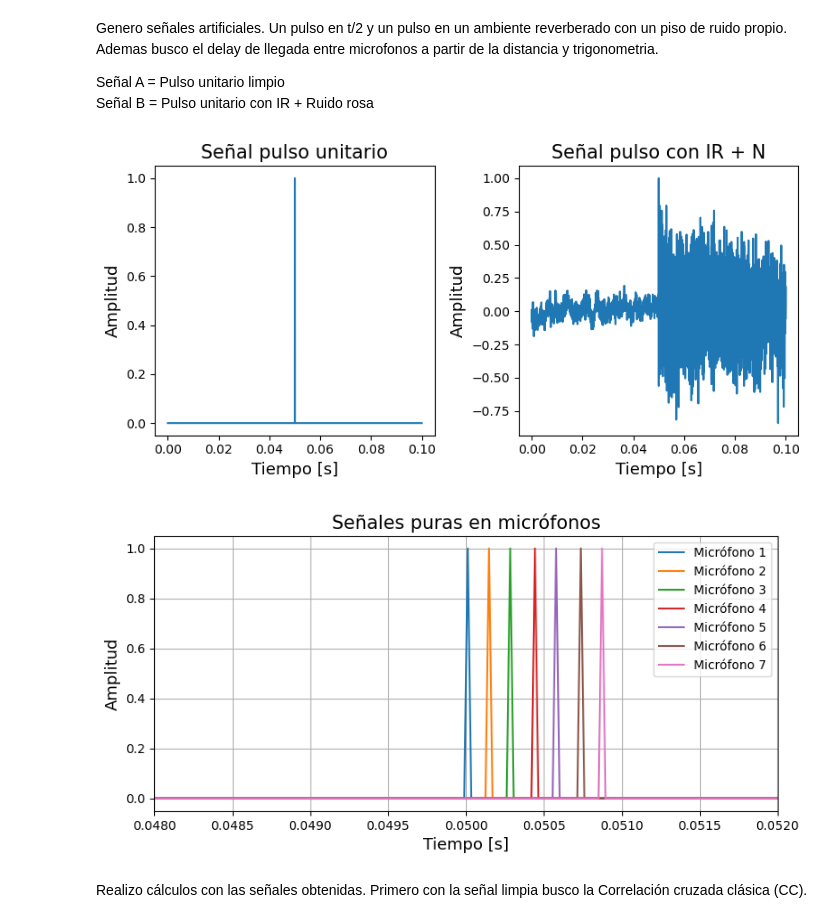
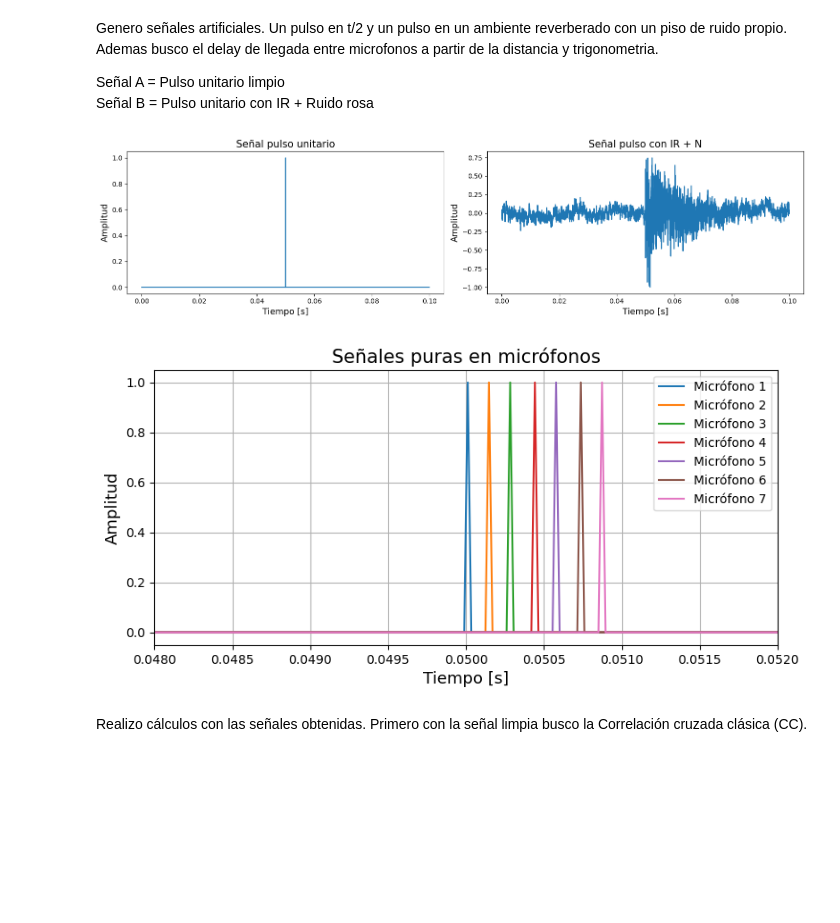
Before and after one commit to Joaqo99/DSP-TP, a Jupyter notebook: pruebas_CC_GCC.ipynb, the cells around one changed output. Saved outputs shown, nothing was run; the diff lists cells and outputs as text; code cells hidden in the pictures; blank space fills up the shorter version.

```diff
--- a/pruebas_CC_GCC.ipynb
+++ b/pruebas_CC_GCC.ipynb
@@ -52,7 +52,7 @@ for delay in sample_delays:
     mic_signals.append(señal_retardada)      # Guarda la señal simulada en la lista
 
 # Genero señales con ruido e IR sintética
-mic_signals_rir = af.apply_reverb_synth(mic_signals, fs=fs, duration=duration, p_noise = 0.07)
+mic_signals_rir = af.apply_reverb_synth(mic_signals, fs=fs, duration=duration, p_noise = 0.07, reverb_time=1, noise_floor_level=-250)
 
 # Parametros:
 # Para ruido y Rir : Rir_A=0.3 y p_noise = 0.05, valores de prueba para ambiente con ruido alto
@@ -60,29 +60,29 @@ mic_signals_rir = af.apply_reverb_synth(mic_signals, fs=fs, duration=duration, p
 # %%
 # Grafico señal limpia y con ruido
 mic_pulse = lambda: plot.plot_signal({"time vector": t, "signal": mic_signals[0]}, title = "Señal pulso unitario", show=False)
 mic_pulse_rir = lambda: plot.plot_signal({"time vector": t, "signal": mic_signals_rir[0]}, title = "Señal pulso con IR + N", show=False)
 
-plot.multiplot(mic_pulse, mic_pulse_rir, figsize=(8, 4))
+plot.multiplot(mic_pulse, mic_pulse_rir, figsize=(15, 4))
 
 # Grafico todas las señales
 plot_dicts = []
 
 # Armo un diccionario de cada uno para plotear
 for i, signal in enumerate(mic_signals):
     color = f"C{i}"
     dic = {
         "time vector": t,
         "signal": signal,
         "label": f"Micrófono {i+1}",
         "color": color
     }
     plot_dicts.append(dic)
 
 # Plot
 plot.plot_signal(*plot_dicts, title=f"Señales puras en micrófonos",
                  grid=True, legend=True, figsize=(9, 4), xlimits=(0.048, 0.052))
 # %% [output]
-[figure, old version]
+[figure, new version]
 [figure]
 # %% [markdown]
 Realizo cálculos con las señales obtenidas. Primero con la señal limpia busco la Correlación cruzada clásica (CC).
```
Also changed, not shown: parts of 4 cells of this notebook, 1 other file.
